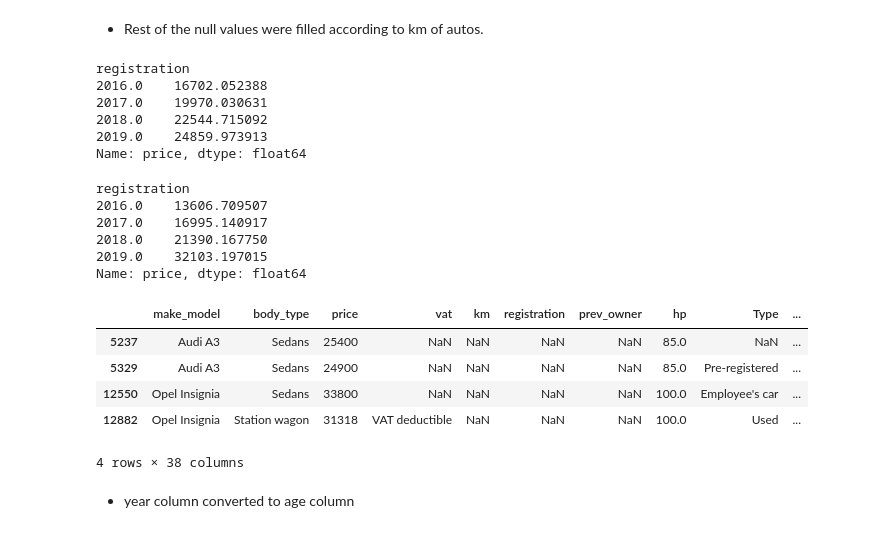
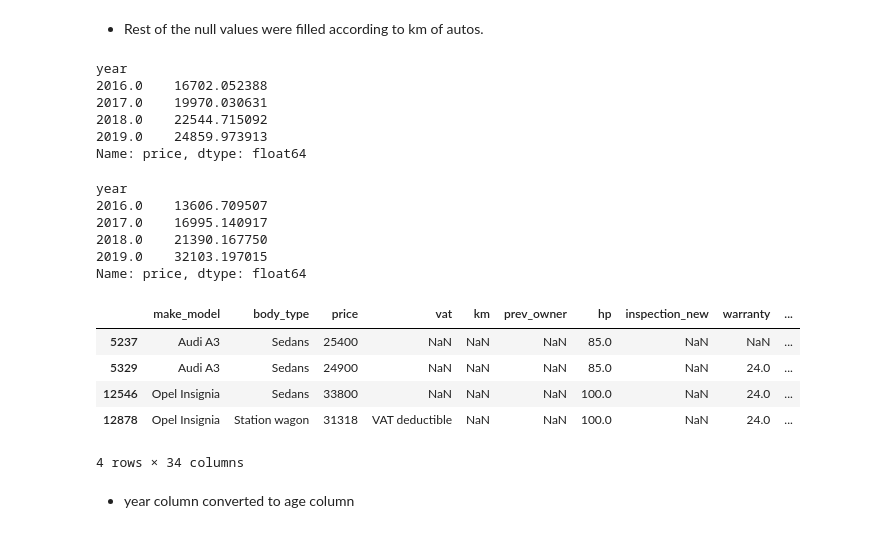
Before and after one commit to yuchild/magnimind_hw, a Jupyter notebook: missing_value_analysis 2.ipynb, the cells around one changed output. Saved outputs shown, nothing was run; the diff lists cells and outputs as text; code cells hidden in the pictures.

```diff
--- a/missing_value_analysis 2.ipynb
+++ b/missing_value_analysis 2.ipynb
@@ -87,36 +90,43 @@ df.loc[(df['registration'].isnull()) & (df.km <= 5000),'registration'] =2019
-# %%
-df.loc[(df['registration'].isnull()) & (df.km > 50000),'registration'] =2016
-# %%
-df.loc[(df['registration'].isnull()) & (df.km < 19000),'registration'] =2018
-# %%
-df.loc[(df['registration'].isnull()) & (df.km < 40000),'registration'] =2017
+# %%
+# df.loc[(df['registration'].isnull()) & (df.km <= 5000),'registration'] =2019
+# df.loc[(df['registration'].isnull()) & (df.km > 50000),'registration'] =2016
+# df.loc[(df['registration'].isnull()) & (df.km < 19000),'registration'] =2018
+# df.loc[(df['registration'].isnull()) & (df.km < 40000),'registration'] =2017
+
+df.loc[(df['year'].isnull()) & (df.km <= 5000),'year'] =2019
+df.loc[(df['year'].isnull()) & (df.km > 50000),'year'] =2016
+df.loc[(df['year'].isnull()) & (df.km < 19000),'year'] =2018
+df.loc[(df['year'].isnull()) & (df.km < 40000),'year'] =2017
 # %% [markdown]
 * Rest of the null values were filled according to km of autos.
 # %%
-df[(df['make_model'] == 'Audi A3') & (df['body_type'] == 'Sedans')].groupby('registration').price.mean()
+# df[(df['make_model'] == 'Audi A3') & (df['body_type'] == 'Sedans')].groupby('registration').price.mean()
+df[(df['make_model'] == 'Audi A3') & (df['body_type'] == 'Sedans')].groupby('year').price.mean()
 # %% [output]
-registration
+year
 2016.0    16702.052388
 2017.0    19970.030631
 2018.0    22544.715092
 2019.0    24859.973913
 Name: price, dtype: float64
 # %%
-df[(df['make_model'] == 'Opel Insignia')].groupby('registration').price.mean()
+# df[(df['make_model'] == 'Opel Insignia')].groupby('registration').price.mean()
+df[(df['make_model'] == 'Opel Insignia')].groupby('year').price.mean()
 # %% [output]
-registration
+year
 2016.0    13606.709507
 2017.0    16995.140917
 2018.0    21390.167750
 2019.0    32103.197015
 Name: price, dtype: float64
 # %%
-df.loc[(df['registration'].isnull())]
+# df.loc[(df['registration'].isnull())]
+df.loc[(df['year'].isnull())]
 # %% [output]
-|  | make_model | body_type | price | vat | km | registration | prev_owner | hp | Type | ... |
-| 5237 | Audi A3 | Sedans | 25400 | NaN | NaN | NaN | NaN | 85.0 | NaN | ... |
-| 5329 | Audi A3 | Sedans | 24900 | NaN | NaN | NaN | NaN | 85.0 | Pre-registered | ... |
-| 12550 | Opel Insignia | Sedans | 33800 | NaN | NaN | NaN | NaN | 100.0 | Employee's car | ... |
-| 12882 | Opel Insignia | Station wagon | 31318 | VAT deductible | NaN | NaN | NaN | 100.0 | Used | ... |
+|  | make_model | body_type | price | vat | km | prev_owner | hp | inspection_new | warranty | ... |
+| 5237 | Audi A3 | Sedans | 25400 | NaN | NaN | NaN | 85.0 | NaN | NaN | ... |
+| 5329 | Audi A3 | Sedans | 24900 | NaN | NaN | NaN | 85.0 | NaN | 24.0 | ... |
+| 12546 | Opel Insignia | Sedans | 33800 | NaN | NaN | NaN | 100.0 | NaN | 24.0 | ... |
+| 12878 | Opel Insignia | Station wagon | 31318 | VAT deductible | NaN | NaN | 100.0 | NaN | 24.0 | ... |
-4 rows × 38 columns
+4 rows × 34 columns
 # %%
```
Also changed, not shown: parts of 93 cells of this notebook, 4 other files.
